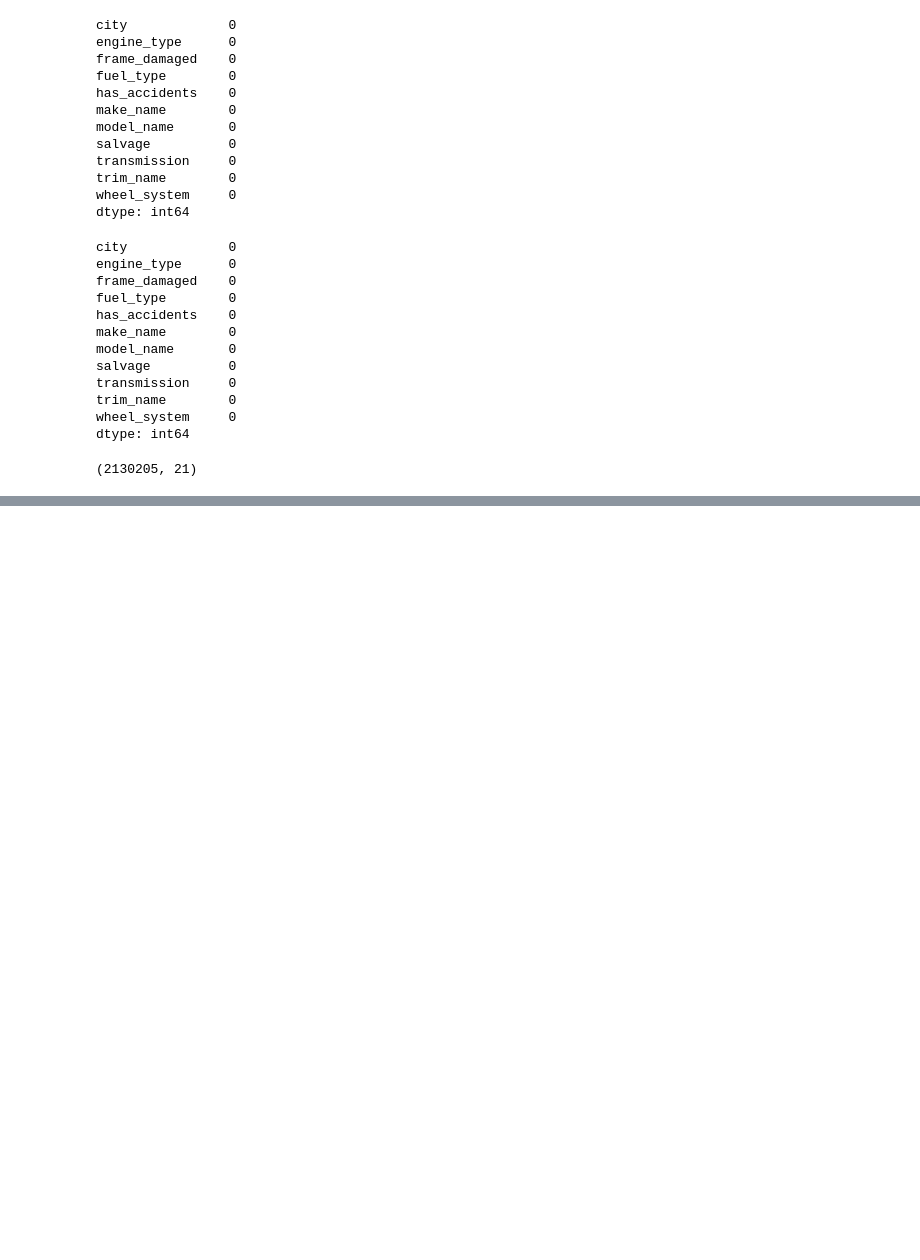
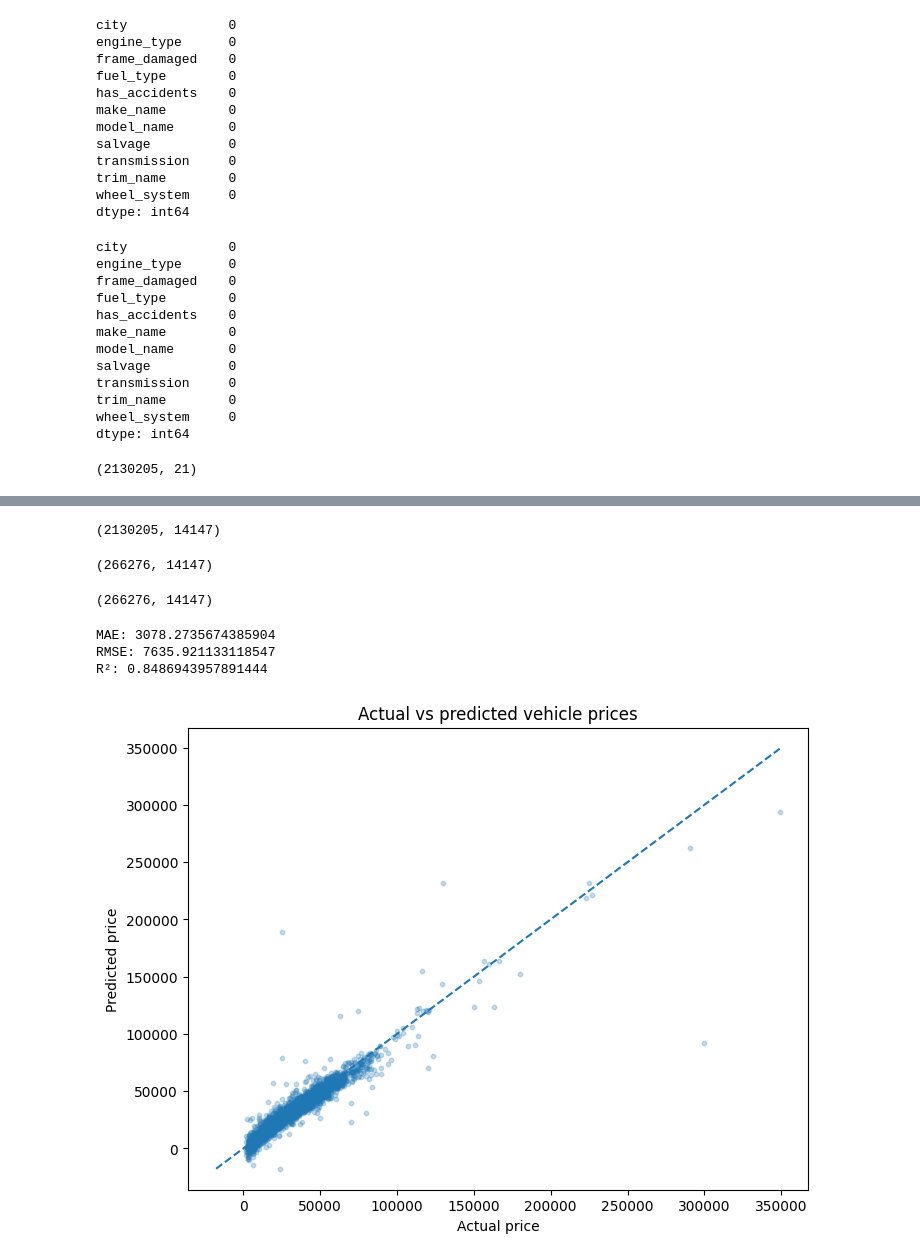
Before and after one commit to CaseyKiiza2026/vehicle-valuation-platform, a Jupyter notebook: notebooks/feature_engineering.ipynb, the cells around one changed output, grey strips where cells are left out. Cells and saved outputs as stored; diff of their text form; code cells hidden in the pictures; blank space fills up the shorter version.

```diff
--- a/notebooks/feature_engineering.ipynb
+++ b/notebooks/feature_engineering.ipynb
@@ -3374,0 +3443,71 @@ X_train_10.shape
+# %%
+X_train_10[categorical_cols] = X_train_10[categorical_cols].astype(str)
+X_val_10[categorical_cols] = X_val_10[categorical_cols].astype(str)
+X_test_10[categorical_cols] = X_test_10[categorical_cols].astype(str)
+# %%
+X_train_processed = preprocessor.fit_transform(X_train_10)
+X_val_processed = preprocessor.transform(X_val_10)
+X_test_processed =preprocessor.transform(X_test_10)
+# %%
+X_train_processed.shape
+# %% [output]
+(2130205, 14147)
+# %%
+X_val_processed.shape
+# %% [output]
+(266276, 14147)
+# %%
+X_test_processed.shape
+# %% [output]
+(266276, 14147)
+# %%
+from sklearn.linear_model import LinearRegression
+
+lr_model = LinearRegression()
+lr_model.fit(X_train_processed, y_train)
+y_pred = lr_model.predict(X_val_processed)
+# %%
+from sklearn.metrics import mean_absolute_error, mean_squared_error, r2_score
+
+
+mae = mean_absolute_error(y_val, y_pred)
+rmse = np.sqrt(mean_squared_error(y_val, y_pred))
+r2 = r2_score(y_val, y_pred)
+
+print("MAE:", mae)
+print("RMSE:", rmse)
+print("R²:", r2)
+# %% [output]
+MAE: 3078.2735674385904
+RMSE: 7635.921133118547
+R²: 0.8486943957891444
+# %%
+import matplotlib.pyplot as plt
+
+
+rng = np.random.default_rng(42)
+sample_indices = rng.choice(
+    len(y_val),
+    size=min(5000, len(y_val)),
+    replace=False
+)
+
+actual_sample = np.asarray(y_val)[sample_indices]
+predicted_sample = np.asarray(y_pred)[sample_indices]
+
+plt.figure(figsize=(8, 6))
+plt.scatter(actual_sample, predicted_sample, alpha=0.25, s=10)
+
+limits = [
+    min(actual_sample.min(), predicted_sample.min()),
+    max(actual_sample.max(), predicted_sample.max())
+]
+
+plt.plot(limits, limits, linestyle="--")
+
+plt.xlabel("Actual price")
+plt.ylabel("Predicted price")
+plt.title("Actual vs predicted vehicle prices")
+plt.show()
+# %% [output]
+[figure, added]
```
Also changed, not shown: parts of 7 cells of this notebook.
